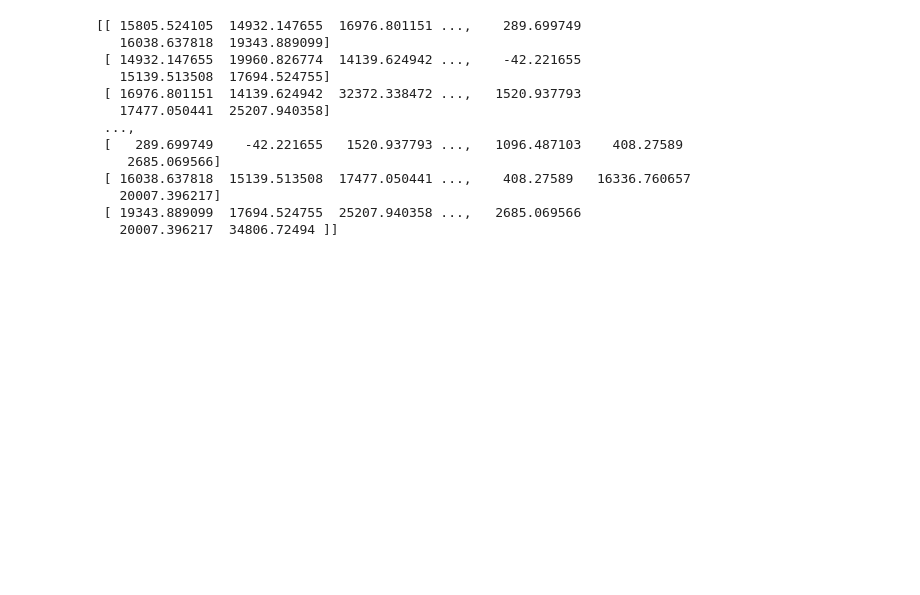
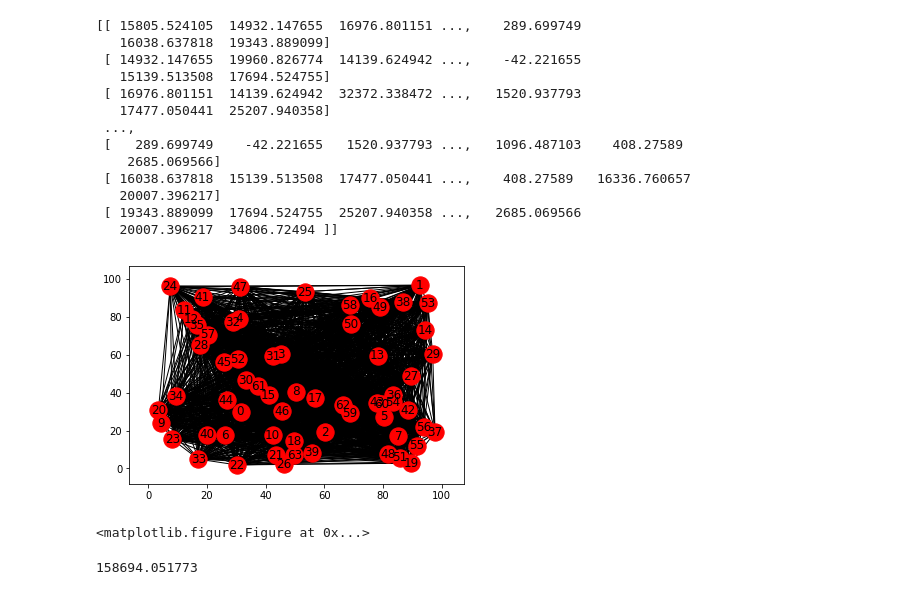
Before and after one commit to JeffreyJosanne/EEG-Database-Data-Set, a Jupyter notebook: CSIR.ipynb, the cells around one changed output. Cells and saved outputs as stored; diff of their text form; code cells hidden in the pictures; blank space fills up the shorter version.

```diff
--- a/CSIR.ipynb
+++ b/CSIR.ipynb
@@ -5,6 +5,7 @@ import matplotlib.pyplot as plt
 import plotly.plotly as py
 import plotly.graph_objs as go
 import pickle
+import networkx as nx
 
 class Recording:
     def __init__(self, id, type):
@@ -51,36 +52,51 @@ with codecs.open('co2a0000364.rd.000', 'r', 'utf8') as file:
         for j in range(0, 64):
             correlatedMatrix[i][j] = np.correlate(personData.recordings[i], personData.recordings[j])
     print(correlatedMatrix)
+#   ()  G=nx.from_numpy_matrix(correlatedMatrix)
+#     G.edges(data=False)
+    G=nx.Graph()
+    G.add_nodes_from([0,63])
+    for i in range(0, 64):
+        for j in range(0, 64):
+            G.add_edge(i, j, r=correlatedMatrix[i][j])
+    nx.draw_networkx(G, nx.random_layout(G, scale=100))
+    nx.spring_layout(G,scale=200)
+    plt.figure(num=None, figsize=(1000, 1000))
+    plt.show()
+    print(np.unravel_index(correlatedMatrix.argmax(), a.shape))
 #     data = [
 #         go.Surface(
 #             z=recordingMatrix
 #         )
 #     ]
 #     layout = go.Layout(
 #         title='EEG Dataset',
 #         autosize=False,
 #         width=500,
 #         height=500,
 #         margin=dict(
 #             l=65,
 #             r=50,
 #             b=65,
 #             t=90
 #         )
 #     )
 #     fig = go.Figure(data=data, layout=layout)
 #     py.iplot(fig, filename=person.id)
 # %% [output]
 [[ 15805.524105  14932.147655  16976.801151 ...,    289.699749
    16038.637818  19343.889099]
  [ 14932.147655  19960.826774  14139.624942 ...,    -42.221655
    15139.513508  17694.524755]
  [ 16976.801151  14139.624942  32372.338472 ...,   1520.937793
    17477.050441  25207.940358]
  ...,
  [   289.699749    -42.221655   1520.937793 ...,   1096.487103    408.27589
     2685.069566]
  [ 16038.637818  15139.513508  17477.050441 ...,    408.27589   16336.760657
    20007.396217]
  [ 19343.889099  17694.524755  25207.940358 ...,   2685.069566
    20007.396217  34806.72494 ]]
+[figure, added]
+<matplotlib.figure.Figure at 0x...>
+158694.051773
```
Also changed, not shown: 1 other file.
